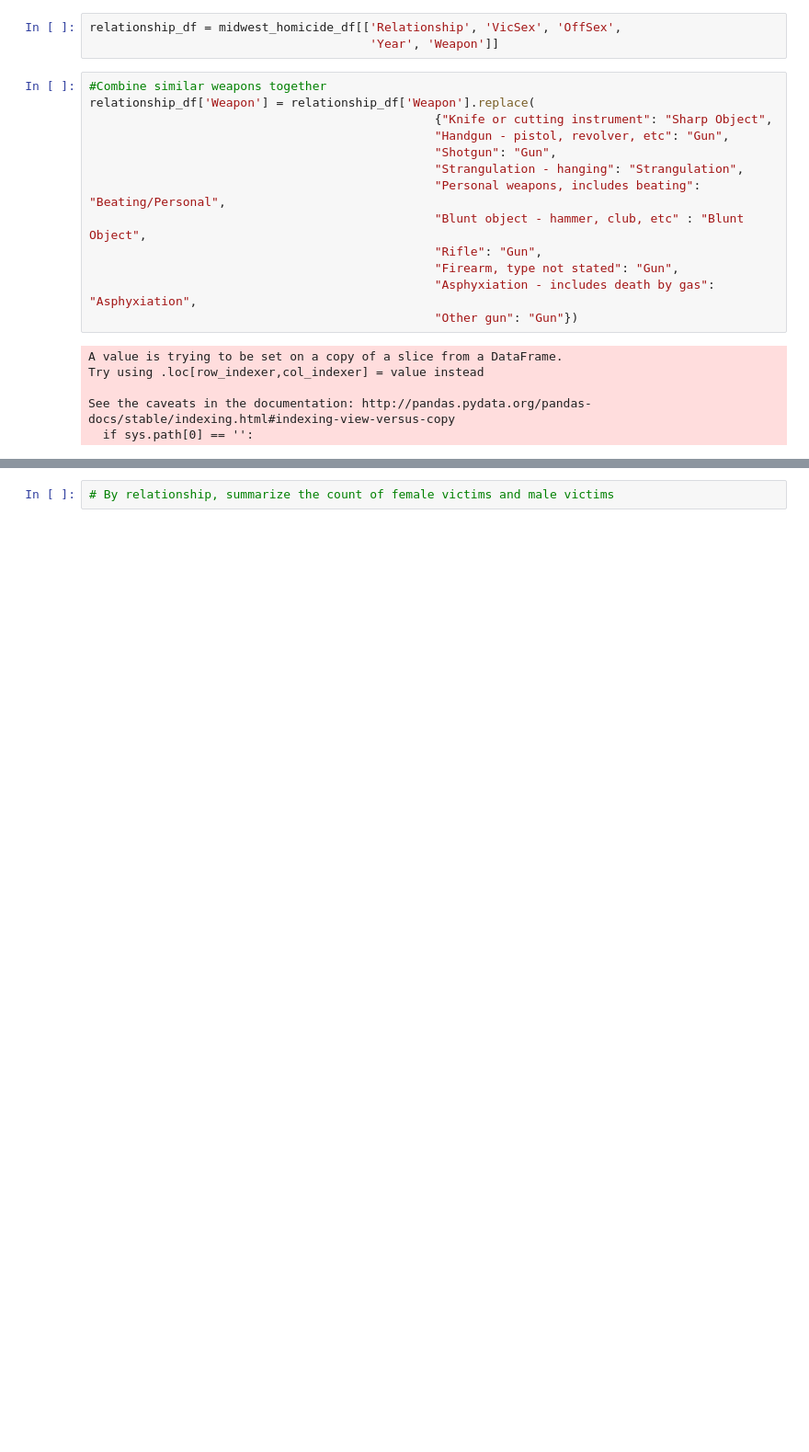
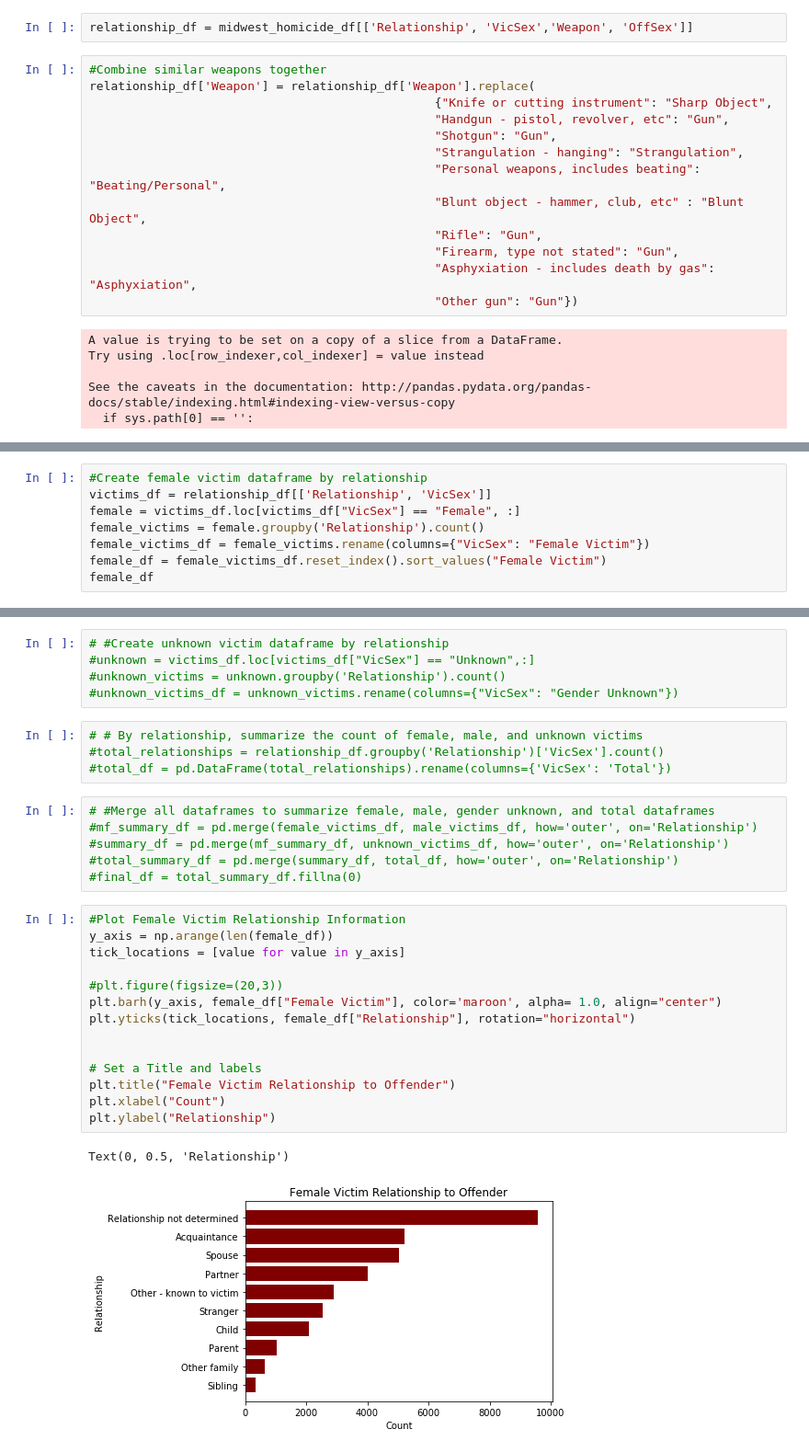
Before and after one commit to bendgame/Project-one, a Jupyter notebook: Midwest_Murder_Relationships.ipynb, the cells around one changed output, grey strips where cells are left out. Shown at 92% size. Saved outputs shown, nothing was run; the diff lists cells and outputs as text; blank space fills up the shorter version.

Commit message:
Added M/F Murder Relationships Chart

```diff
--- a/Midwest_Murder_Relationships.ipynb
+++ b/Midwest_Murder_Relationships.ipynb
@@ -16,8 +20,7 @@ Index(['index', 'ID', 'CNTYFIPS', 'Ori', 'State', 'Agency', 'Agentype',
        'FileDate', 'fstate', 'MSA'],
       dtype='object')
 # %%
-relationship_df = midwest_homicide_df[['Relationship', 'VicSex', 'OffSex',
-                                       'Year', 'Weapon']]
+relationship_df = midwest_homicide_df[['Relationship', 'VicSex','Weapon', 'OffSex']]
 # %%
 #Combine similar weapons together
 relationship_df['Weapon'] = relationship_df['Weapon'].replace(
@@ -66,0 +77,8 @@ See the caveats in the documentation: http://pandas.pydata.org/pandas-docs/stabl
+# %%
+#Create female victim dataframe by relationship
+victims_df = relationship_df[['Relationship', 'VicSex']]
+female = victims_df.loc[victims_df["VicSex"] == "Female", :]
+female_victims = female.groupby('Relationship').count()
+female_victims_df = female_victims.rename(columns={"VicSex": "Female Victim"})
+female_df = female_victims_df.reset_index().sort_values("Female Victim")
+female_df
@@ -67,2 +116,32 @@ See the caveats in the documentation: http://pandas.pydata.org/pandas-docs/stabl
+# %%
+# #Create unknown victim dataframe by relationship
+#unknown = victims_df.loc[victims_df["VicSex"] == "Unknown",:]
+#unknown_victims = unknown.groupby('Relationship').count()
+#unknown_victims_df = unknown_victims.rename(columns={"VicSex": "Gender Unknown"})
 # %%
-# By relationship, summarize the count of female victims and male victims
+# # By relationship, summarize the count of female, male, and unknown victims
+#total_relationships = relationship_df.groupby('Relationship')['VicSex'].count()
+#total_df = pd.DataFrame(total_relationships).rename(columns={'VicSex': 'Total'})
+# %%
+# #Merge all dataframes to summarize female, male, gender unknown, and total dataframes
+#mf_summary_df = pd.merge(female_victims_df, male_victims_df, how='outer', on='Relationship')
+#summary_df = pd.merge(mf_summary_df, unknown_victims_df, how='outer', on='Relationship')
+#total_summary_df = pd.merge(summary_df, total_df, how='outer', on='Relationship')
+#final_df = total_summary_df.fillna(0)
+# %%
+#Plot Female Victim Relationship Information
+y_axis = np.arange(len(female_df))
+tick_locations = [value for value in y_axis]
+
+#plt.figure(figsize=(20,3))
+plt.barh(y_axis, female_df["Female Victim"], color='maroon', alpha= 1.0, align="center")
+plt.yticks(tick_locations, female_df["Relationship"], rotation="horizontal")
+
+
+# Set a Title and labels
+plt.title("Female Victim Relationship to Offender")
+plt.xlabel("Count")
+plt.ylabel("Relationship")
+# %% [output]
+Text(0, 0.5, 'Relationship')
+[figure, added]
```
Also changed, not shown: parts of 6 cells of this notebook.
